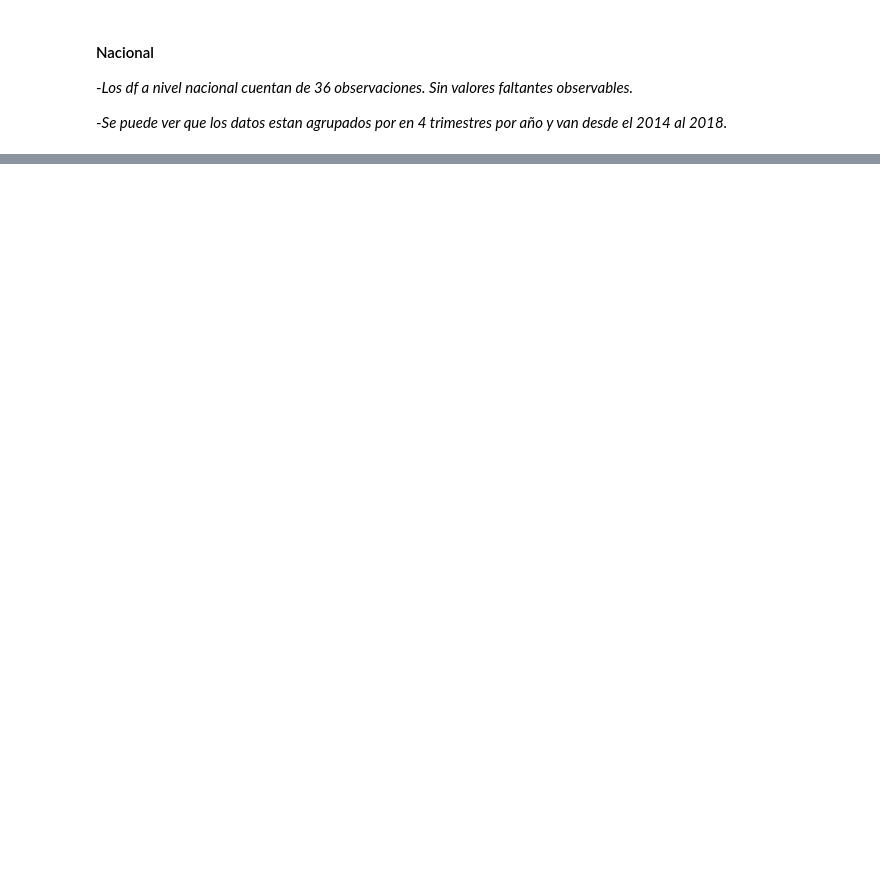
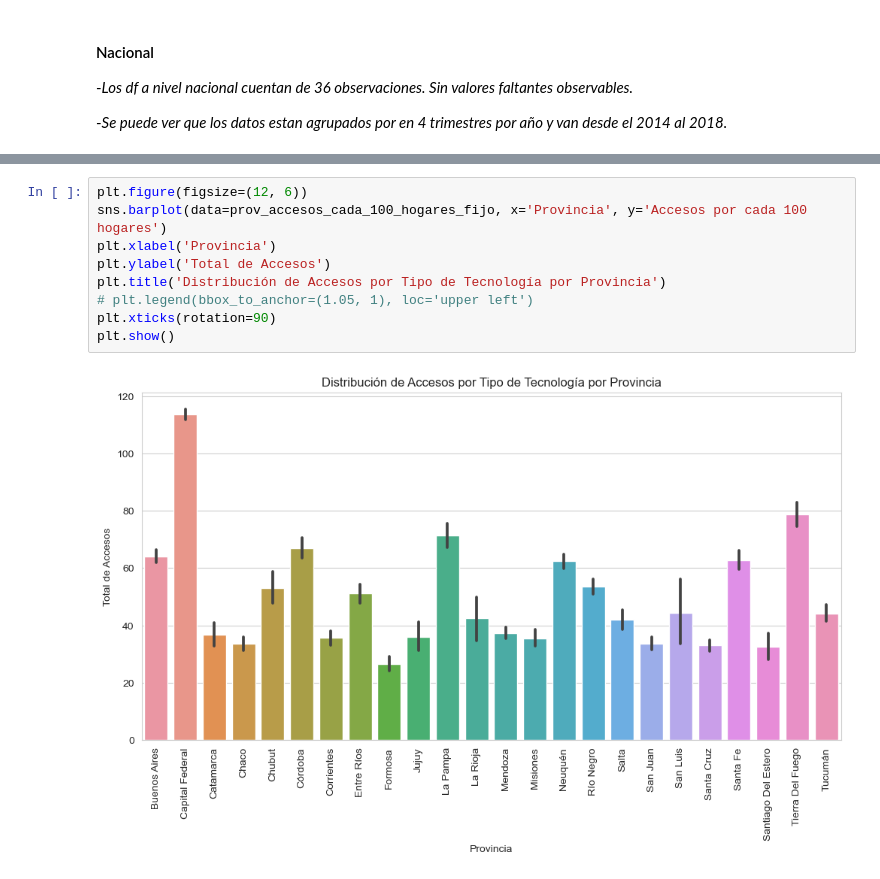
Before and after one commit to CarlosHadla/Proyecto-Telecomunicaciones-Carlos-Hadla, a Jupyter notebook: EDA.ipynb, the cells around one changed output, grey strips where cells are left out. Saved outputs shown, nothing was run; the diff lists cells and outputs as text; blank space fills up the shorter version.

```diff
--- a/EDA.ipynb
+++ b/EDA.ipynb
@@ -44,0 +72,11 @@ prov_dis_accesos_rango_vel_bajada = pd.read_csv('./csv_corregidos/prov_dis_acces
+# %%
+plt.figure(figsize=(12, 6))
+sns.barplot(data=prov_accesos_cada_100_hogares_fijo, x='Provincia', y='Accesos por cada 100 hogares')
+plt.xlabel('Provincia')
+plt.ylabel('Total de Accesos')
+plt.title('Distribución de Accesos por Tipo de Tecnología por Provincia')
+# plt.legend(bbox_to_anchor=(1.05, 1), loc='upper left')
+plt.xticks(rotation=90)
+plt.show()
+# %% [output]
+[figure, added]
```
Also changed, not shown: parts of 49 cells of this notebook, 6 other files.
